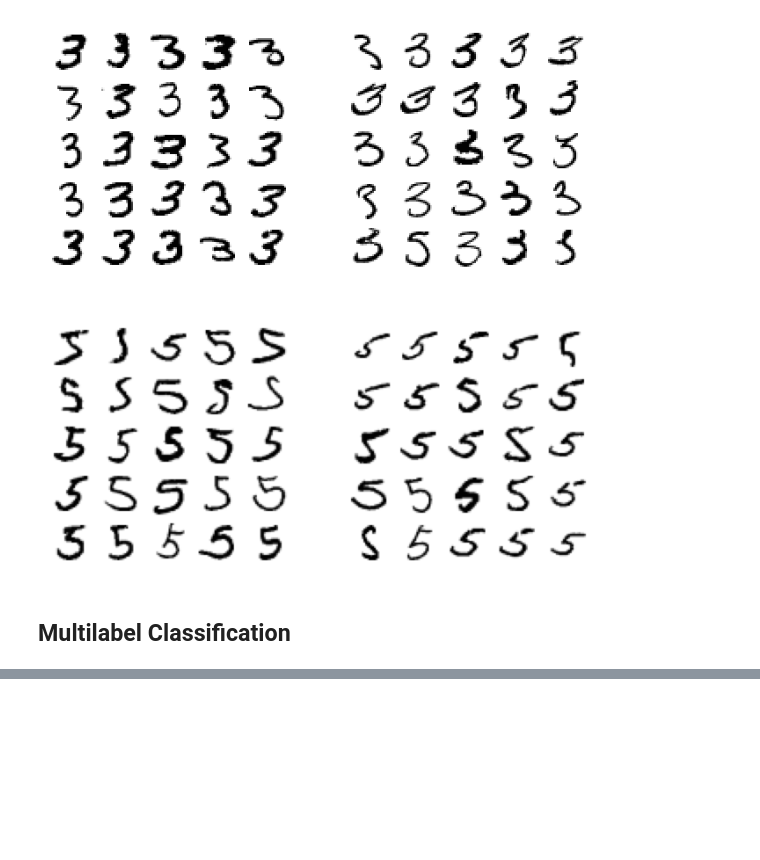
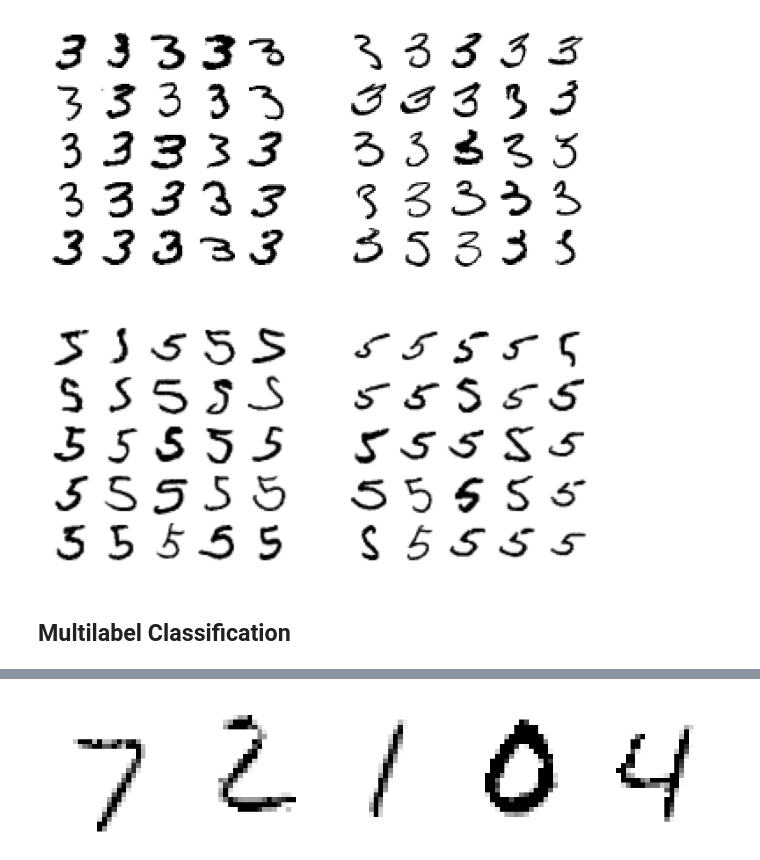
Before and after one commit to dfongang/handson-ml2, a Jupyter notebook: chapter_03/classification.ipynb, the cells around one changed output, grey strips where cells are left out. Saved outputs shown, nothing was run; the diff lists cells and outputs as text; code cells hidden in the pictures; blank space fills up the shorter version.

```diff
--- a/chapter_03/classification.ipynb
+++ b/chapter_03/classification.ipynb
@@ -548,0 +554,3 @@ plt.show()
+# %%
+y_multilabel = np.c_[y_train_large, y_train_odd]
+y_multilabel.shape
@@ -548,0 +559,3 @@ plt.show()
+# %%
+knn_clf = KNeighborsClassifier()
+knn_clf.fit(X_train, y_multilabel)
@@ -548,0 +604,7 @@ plt.show()
+# %%
+clean_digits = knn_clf.predict(X_test_mod[:5])
+plt.figure(figsize=(15,6))
+plot_digits(clean_digits, images_per_row=5)
+plt.show()
+# %% [output]
+[figure, added]
```
Also changed, not shown: parts of 11 cells of this notebook.
